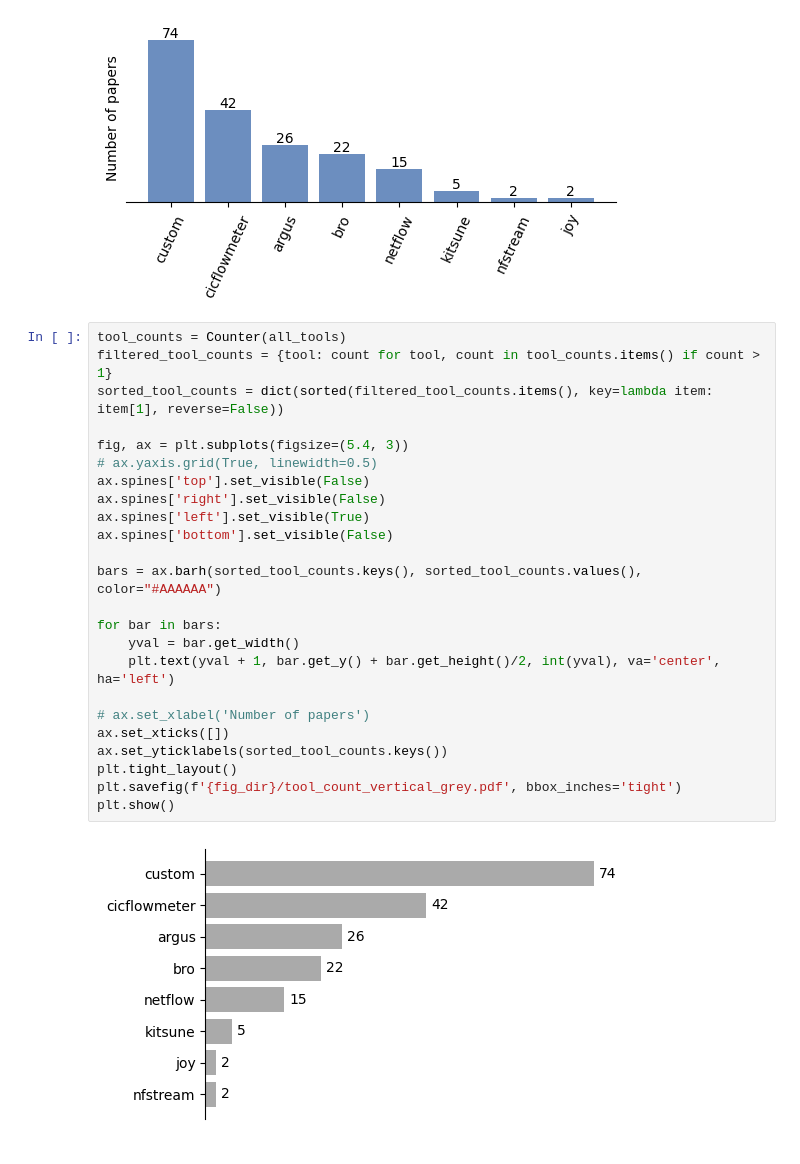
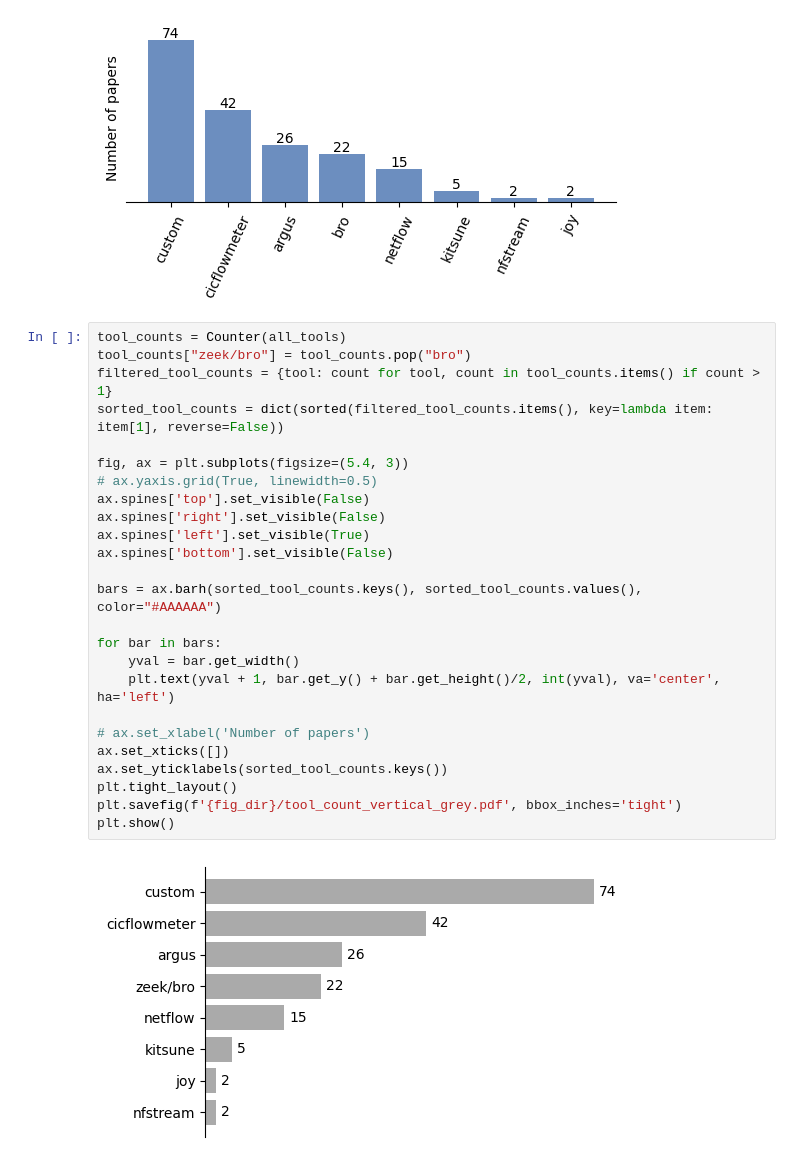
Before and after one commit to mielverkerken/RustiFlow-experiments, a Jupyter notebook: vizualisations/literature.ipynb, the cells around one changed output. Drawn from its saved outputs; the diff is of its cells as text.

```diff
--- a/vizualisations/literature.ipynb
+++ b/vizualisations/literature.ipynb
@@ -91,27 +91,28 @@ plt.show()
 [figure]
 # %%
 tool_counts = Counter(all_tools)
+tool_counts["zeek/bro"] = tool_counts.pop("bro")
 filtered_tool_counts = {tool: count for tool, count in tool_counts.items() if count > 1}
 sorted_tool_counts = dict(sorted(filtered_tool_counts.items(), key=lambda item: item[1], reverse=False))
 
 fig, ax = plt.subplots(figsize=(5.4, 3))
 # ax.yaxis.grid(True, linewidth=0.5)
 ax.spines['top'].set_visible(False)
 ax.spines['right'].set_visible(False)
 ax.spines['left'].set_visible(True)
 ax.spines['bottom'].set_visible(False)
 
 bars = ax.barh(sorted_tool_counts.keys(), sorted_tool_counts.values(), color="#AAAAAA")
 
 for bar in bars:
     yval = bar.get_width()
     plt.text(yval + 1, bar.get_y() + bar.get_height()/2, int(yval), va='center', ha='left')
 
 # ax.set_xlabel('Number of papers')
 ax.set_xticks([])
 ax.set_yticklabels(sorted_tool_counts.keys())
 plt.tight_layout()
 plt.savefig(f'{fig_dir}/tool_count_vertical_grey.pdf', bbox_inches='tight')
 plt.show()
 # %% [output]
-[figure, old version]
+[figure, new version]
```
Also changed, not shown: 2 other files.
